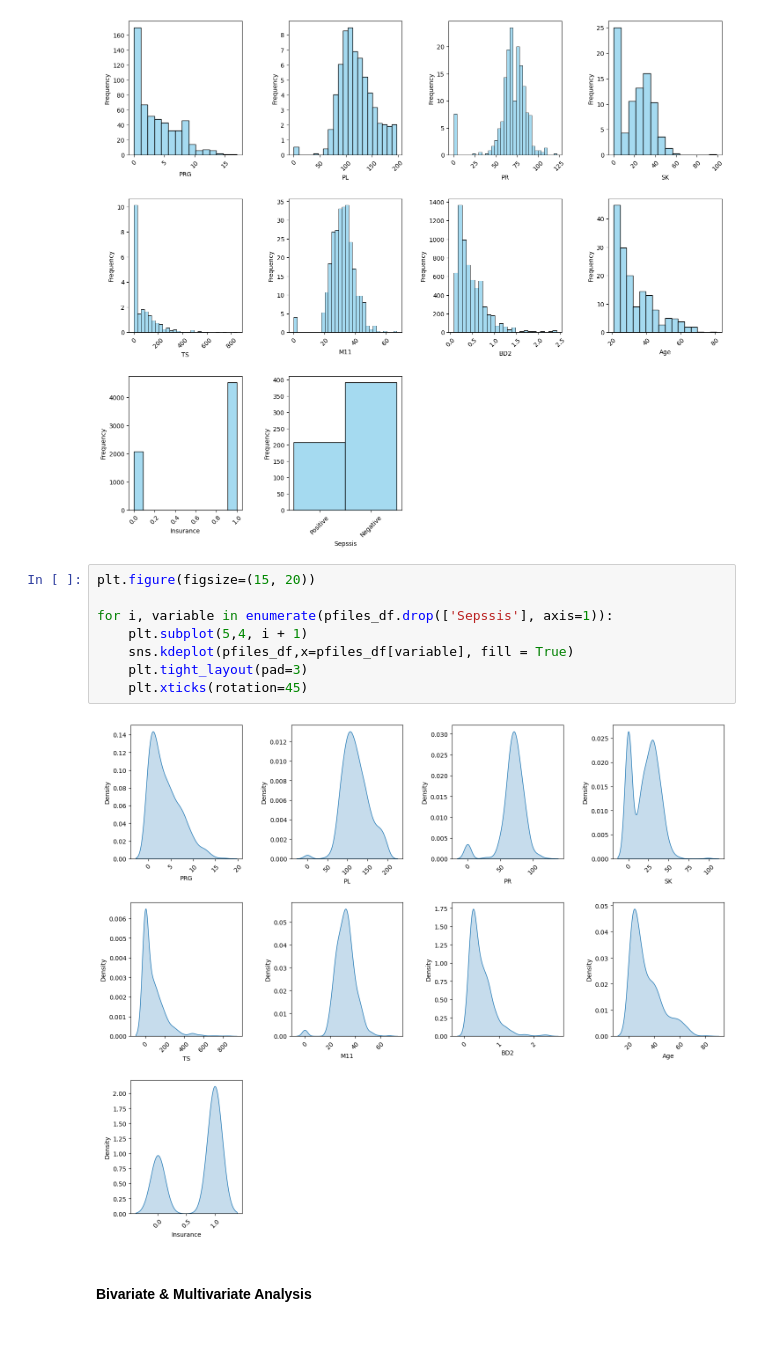
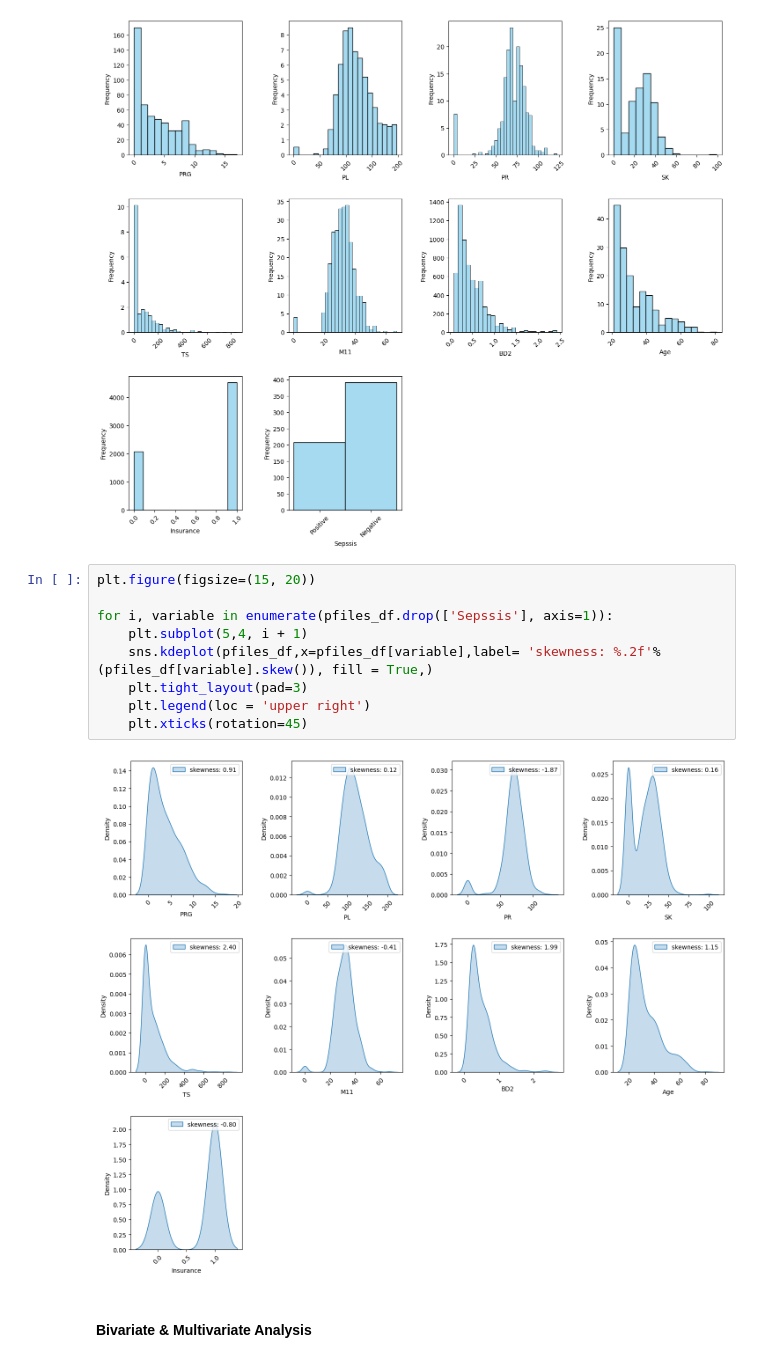
Before and after one commit to damzking/sepsissprediction2, a Jupyter notebook: dev/API_App.ipynb, the cells around one changed output. Drawn from its saved outputs; the diff is of its cells as text.

```diff
--- a/dev/API_App.ipynb
+++ b/dev/API_App.ipynb
@@ -157,12 +171,13 @@ for i, variable in enumerate(pfiles_df):
 # %%
 plt.figure(figsize=(15, 20))
 
 for i, variable in enumerate(pfiles_df.drop(['Sepssis'], axis=1)):
     plt.subplot(5,4, i + 1)
-    sns.kdeplot(pfiles_df,x=pfiles_df[variable], fill = True)
+    sns.kdeplot(pfiles_df,x=pfiles_df[variable],label= 'skewness: %.2f'%(pfiles_df[variable].skew()), fill = True,)
     plt.tight_layout(pad=3)
+    plt.legend(loc = 'upper right')
     plt.xticks(rotation=45)
 # %% [output]
-[figure, old version]
+[figure, new version]
 # %% [markdown]
 #### Bivariate & Multivariate Analysis
```
Also changed, not shown: parts of 15 cells of this notebook.
